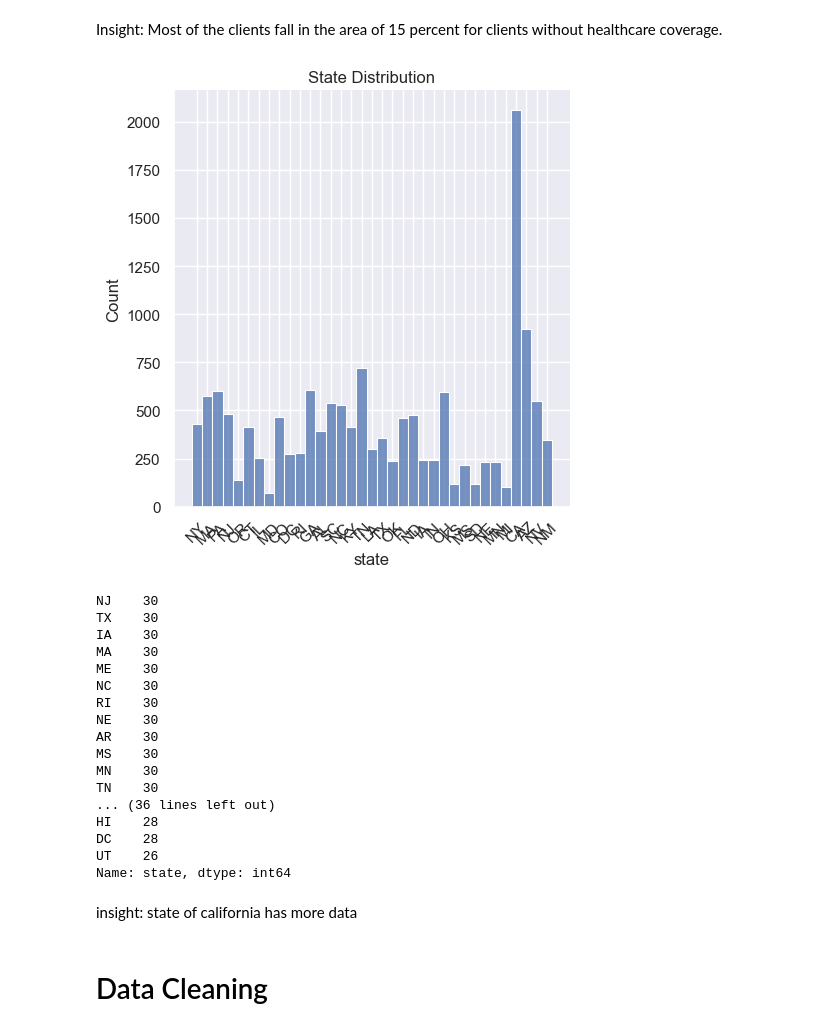
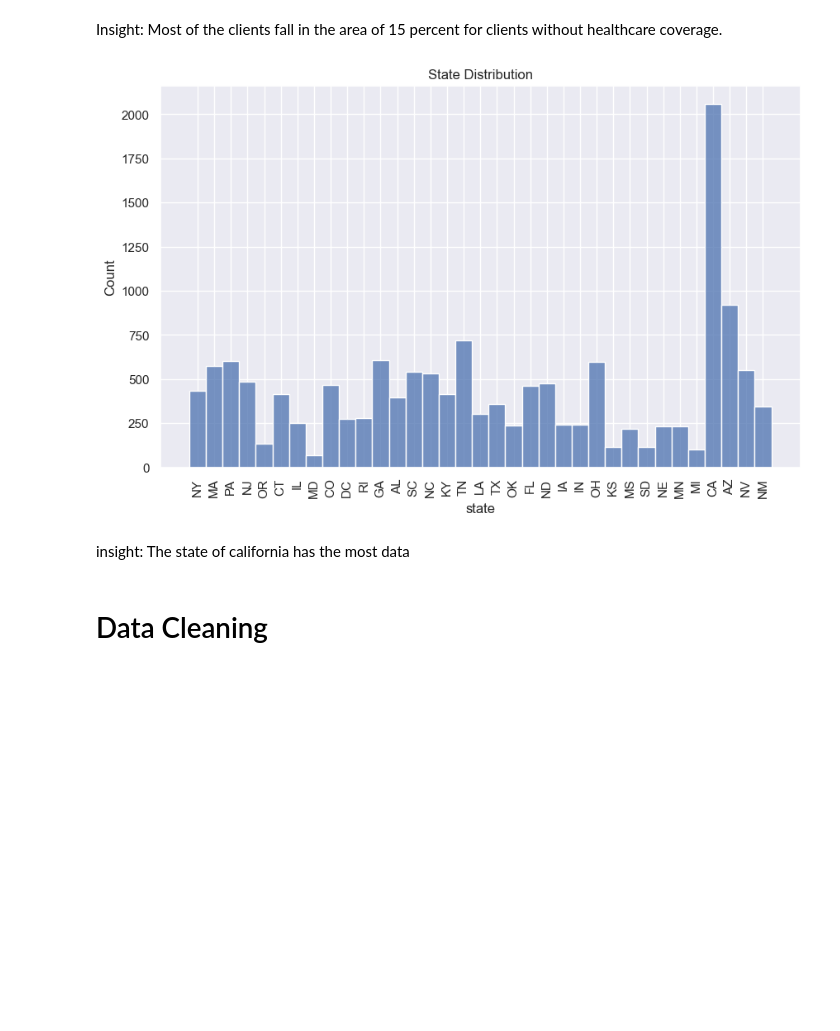
Before and after one commit to Sainabs/Capstone-Project, a Jupyter notebook: coverage.ipynb, the cells around one changed output. Cells and saved outputs as stored; diff of their text form; code cells hidden in the pictures; blank space fills up the shorter version.

```diff
--- a/coverage.ipynb
+++ b/coverage.ipynb
@@ -628,31 +624,16 @@ Name: no, Length: 221, dtype: int64
 # %% [markdown]
 Insight: Most of the clients fall in the area of 15 percent for clients without healthcare coverage.
 # %%
-sns.displot(insurance_df['state']);
+plt.figure(figsize=(10,6))
+sns.histplot(insurance_df['state']);
 plt.title("State Distribution");
-plt.xticks(rotation = 45);
+
+plt.xticks(rotation = 90);
 plt.show();
 # %% [output]
-[figure, old version]
+[figure, new version]
-NJ    30
-TX    30
-IA    30
-MA    30
-ME    30
-NC    30
-RI    30
-NE    30
-AR    30
-MS    30
-MN    30
-TN    30
-... (36 lines left out)
-HI    28
-DC    28
-UT    26
-Name: state, dtype: int64
 # %% [markdown]
-insight: state of california has more data
+insight: The state of california has the most data
 # %% [markdown]
 # Data Cleaning
 # %% [markdown]
```
Also changed, not shown: parts of 82 cells of this notebook.
